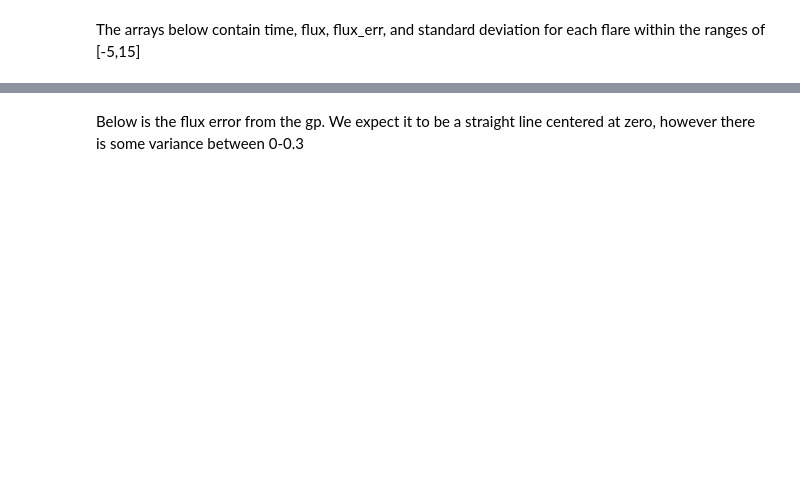
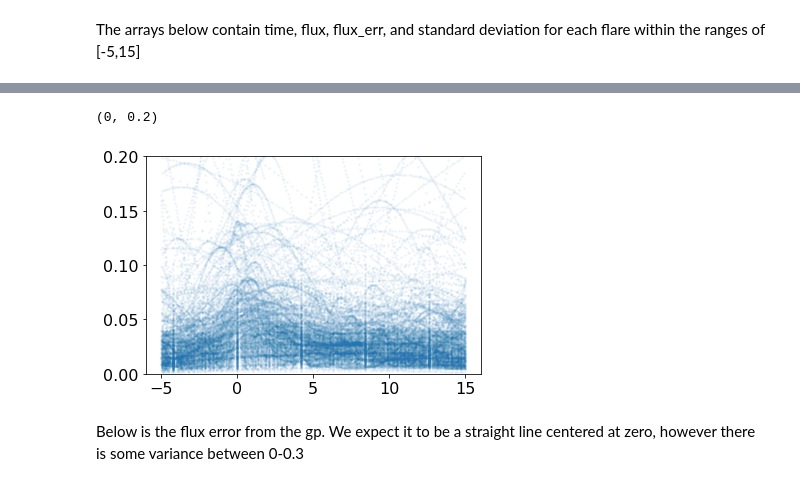
Before and after one commit to lupitatovar/flares, a Jupyter notebook: notebooks/11_month_stacked_flares.ipynb, the cells around one changed output, grey strips where cells are left out. Drawn from its saved outputs; the diff is of its cells as text; code cells hidden in the pictures; blank space fills up the shorter version.

```diff
--- a/notebooks/11_month_stacked_flares.ipynb
+++ b/notebooks/11_month_stacked_flares.ipynb
@@ -576,7 +635,10 @@ plt.ylabel('Relative Flux')
 # %%
 #plot of the gp uncertainty in our detrended data
-plt.scatter(x_all,gp_st_dev,alpha=.05,s=10,marker='.')
+plt.scatter(new_x_all[ns_all],new_gp_st_dev[ns_all],alpha=.05,s=10,marker='.')
 plt.ylim(0,.2)
+# %% [output]
+(0, 0.2)
+[figure, added]
 # %% [markdown]
 Below is the flux error from the gp. We expect it to be a straight line centered at zero, however there is some variance between 0-0.3
 # %%
```
Also changed, not shown: parts of 24 cells of this notebook.
